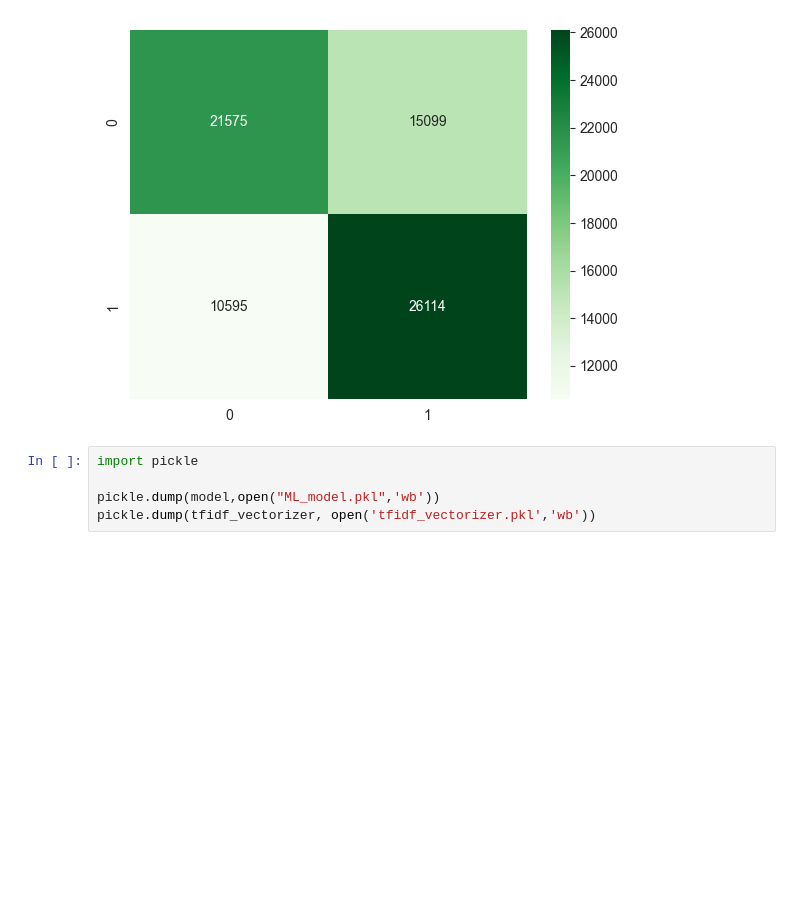
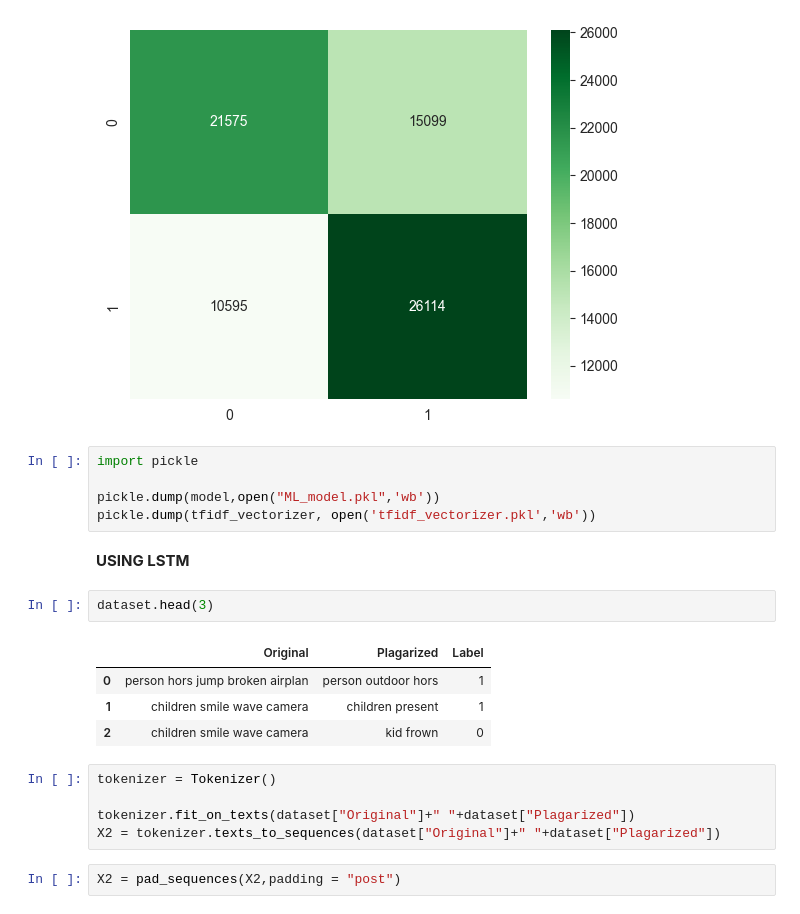
Before and after one commit to Ash2809/Plagarism-Detector, a Jupyter notebook: detection.ipynb, the cells around one changed output. Saved outputs shown, nothing was run; the diff lists cells and outputs as text; blank space fills up the shorter version.

```diff
--- a/detection.ipynb
+++ b/detection.ipynb
@@ -222,3 +224,19 @@ import pickle
 
 pickle.dump(model,open("ML_model.pkl",'wb'))
 pickle.dump(tfidf_vectorizer, open('tfidf_vectorizer.pkl','wb'))
+# %% [markdown]
+**USING LSTM**
+# %%
+dataset.head(3)
+# %% [output]
+|  | Original | Plagarized | Label |
+| 0 | person hors jump broken airplan | person outdoor hors | 1 |
+| 1 | children smile wave camera | children present | 1 |
+| 2 | children smile wave camera | kid frown | 0 |
+# %%
+tokenizer = Tokenizer()
+
+tokenizer.fit_on_texts(dataset["Original"]+" "+dataset["Plagarized"])
+X2 = tokenizer.texts_to_sequences(dataset["Original"]+" "+dataset["Plagarized"])
+# %%
+X2 = pad_sequences(X2,padding = "post")
```
Also changed, not shown: parts of 12 cells of this notebook, 1 other file.
